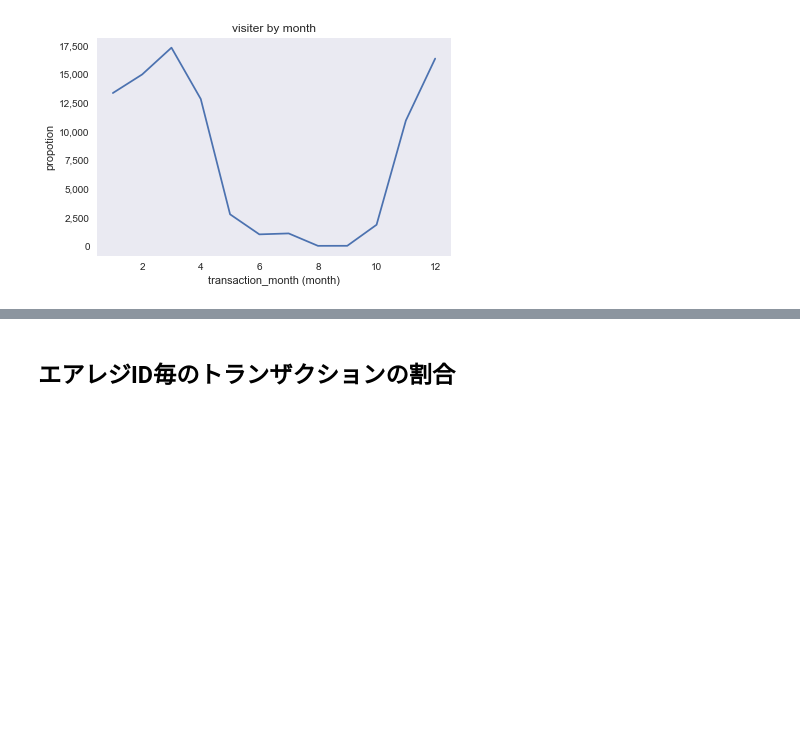
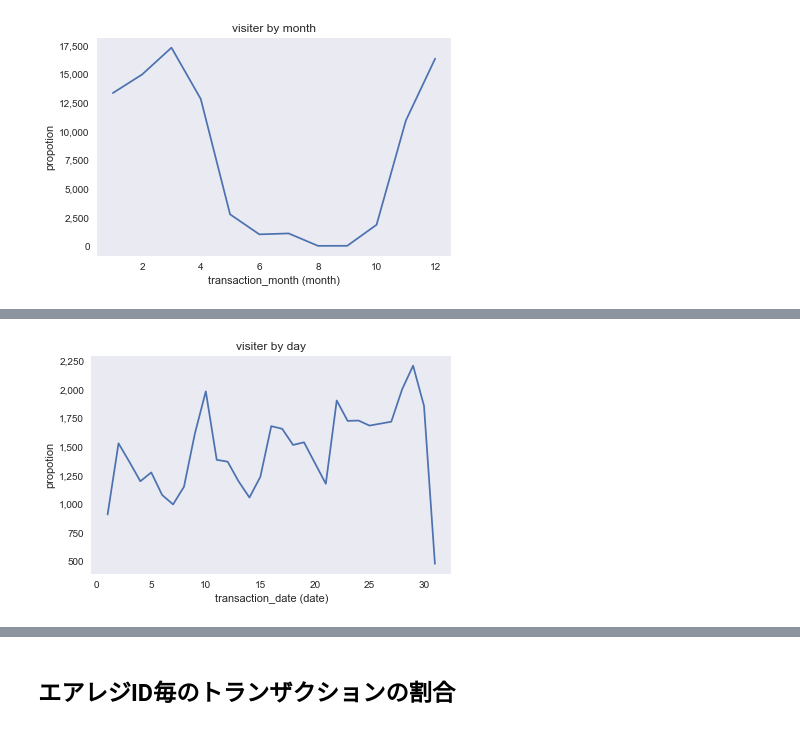
Before and after one commit to recruit-exercise/recruit_exercise, a Jupyter notebook: notebook/check_air_reserve.ipynb, the cells around one changed output, grey strips where cells are left out. Drawn from its saved outputs; the diff is of its cells as text; code cells hidden in the pictures; blank space fills up the shorter version.

```diff
--- a/notebook/check_air_reserve.ipynb
+++ b/notebook/check_air_reserve.ipynb
@@ -162,0 +184,3 @@ plt.tight_layout()
+# %%
+limit_air_rese_df = air_rese_df.query\
+    ('"2016-01-01 00:00:00" < visit_datetime < "2017-01-01 00:00:00"')
@@ -162,0 +191,12 @@ plt.tight_layout()
+# %%
+agg = limit_air_rese_df.groupby(limit_air_rese_df.visit_datetime.dt.day).size()
+# display(agg)
+
+ax = agg.plot()
+ax.set_xlabel('transaction_date (date)')
+ax.set_ylabel('propotion')
+ax.set_title('visiter by day')
+ax.yaxis.set_major_formatter(comma_formatter)
+plt.tight_layout()
+# %% [output]
+[figure, added]
```
Also changed, not shown: parts of 9 cells of this notebook.
